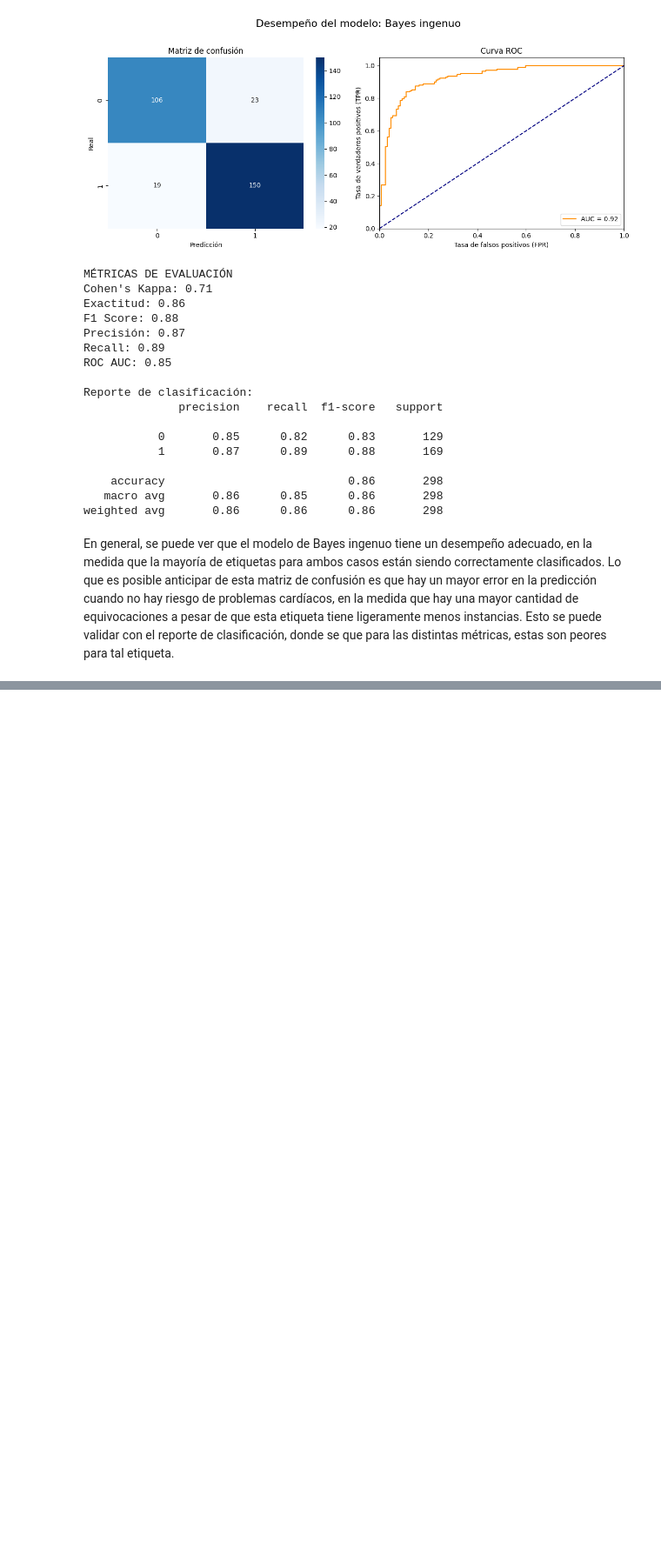
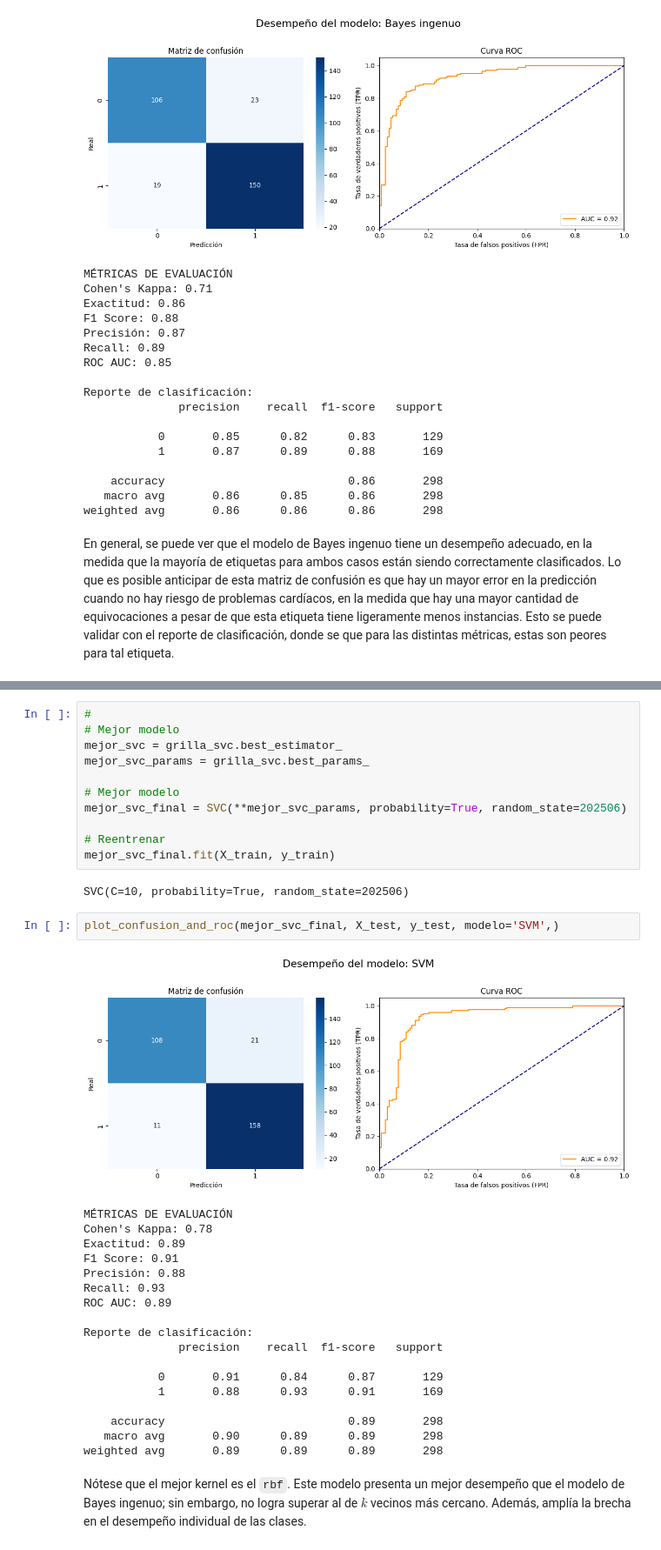
Before and after one commit to scuartasr/aprendmaq_entregable_1, a Jupyter notebook: Cuadernos/entreg1_clasif_regres.ipynb, the cells around one changed output, grey strips where cells are left out. Shown: that part at 87% size. Cells and saved outputs as stored; diff of their text form; blank space fills up the shorter version.

```diff
--- a/Cuadernos/entreg1_clasif_regres.ipynb
+++ b/Cuadernos/entreg1_clasif_regres.ipynb
@@ -434,0 +627,36 @@ En general, se puede ver que el modelo de Bayes ingenuo tiene un desempeño adec
+# %%
+#
+# Mejor modelo
+mejor_svc = grilla_svc.best_estimator_
+mejor_svc_params = grilla_svc.best_params_
+
+# Mejor modelo
+mejor_svc_final = SVC(**mejor_svc_params, probability=True, random_state=202506)
+
+# Reentrenar
+mejor_svc_final.fit(X_train, y_train)
+# %% [output]
+SVC(C=10, probability=True, random_state=202506)
+# %%
+plot_confusion_and_roc(mejor_svc_final, X_test, y_test, modelo='SVM',)
+# %% [output]
+[figure, added]
+MÉTRICAS DE EVALUACIÓN
+Cohen's Kappa: 0.78
+Exactitud: 0.89
+F1 Score: 0.91
+Precisión: 0.88
+Recall: 0.93
+ROC AUC: 0.89
+
+Reporte de clasificación:
+              precision    recall  f1-score   support
+
+           0       0.91      0.84      0.87       129
+           1       0.88      0.93      0.91       169
+
+    accuracy                           0.89       298
+   macro avg       0.90      0.89      0.89       298
+weighted avg       0.89      0.89      0.89       298
+# %% [markdown]
+Nótese que el mejor kernel es el `rbf`. Este modelo presenta un mejor desempeño que el modelo de Bayes ingenuo; sin embargo, no logra superar al de $k$ vecinos más cercano. Además, amplía la brecha en el desempeño individual de las clases.
```
Also changed, not shown: parts of 17 cells of this notebook.
